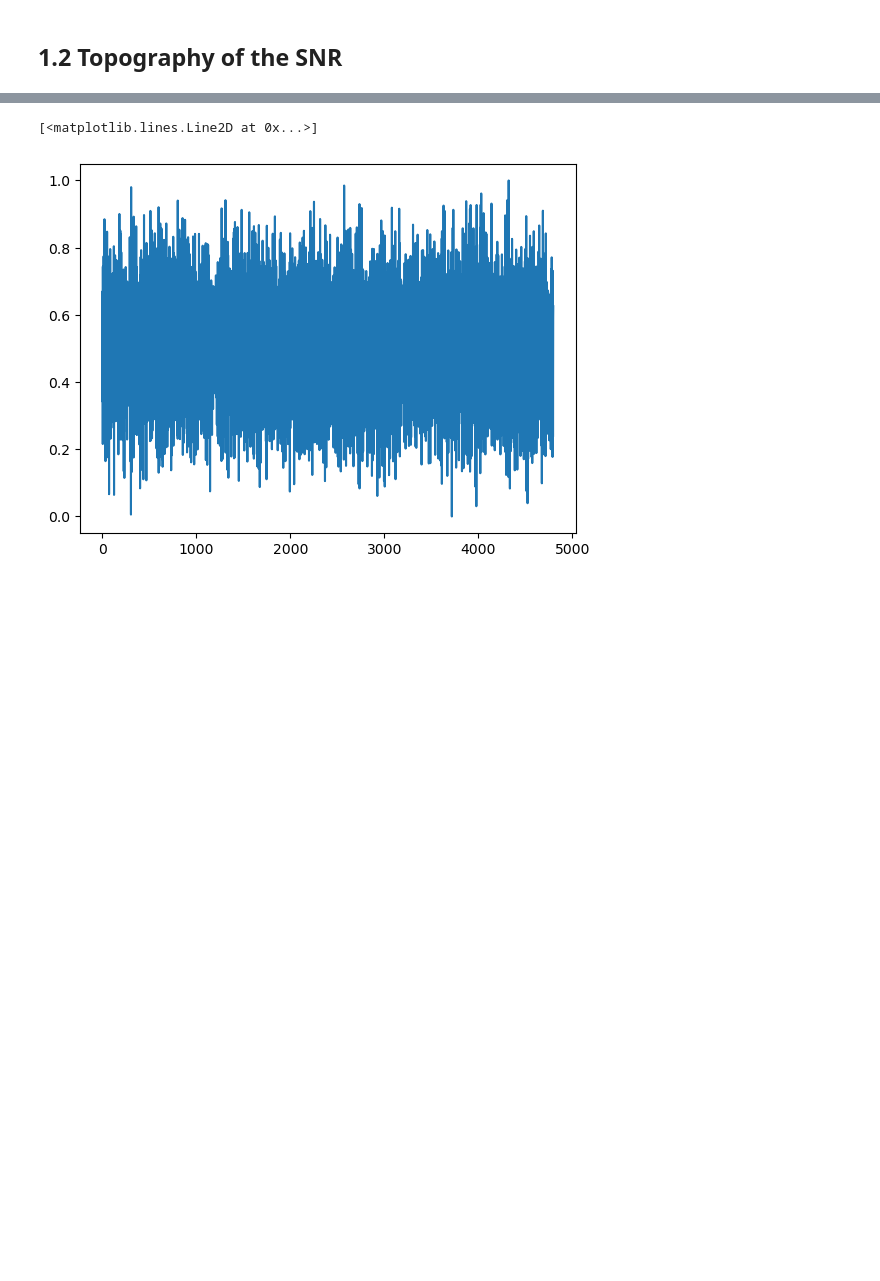
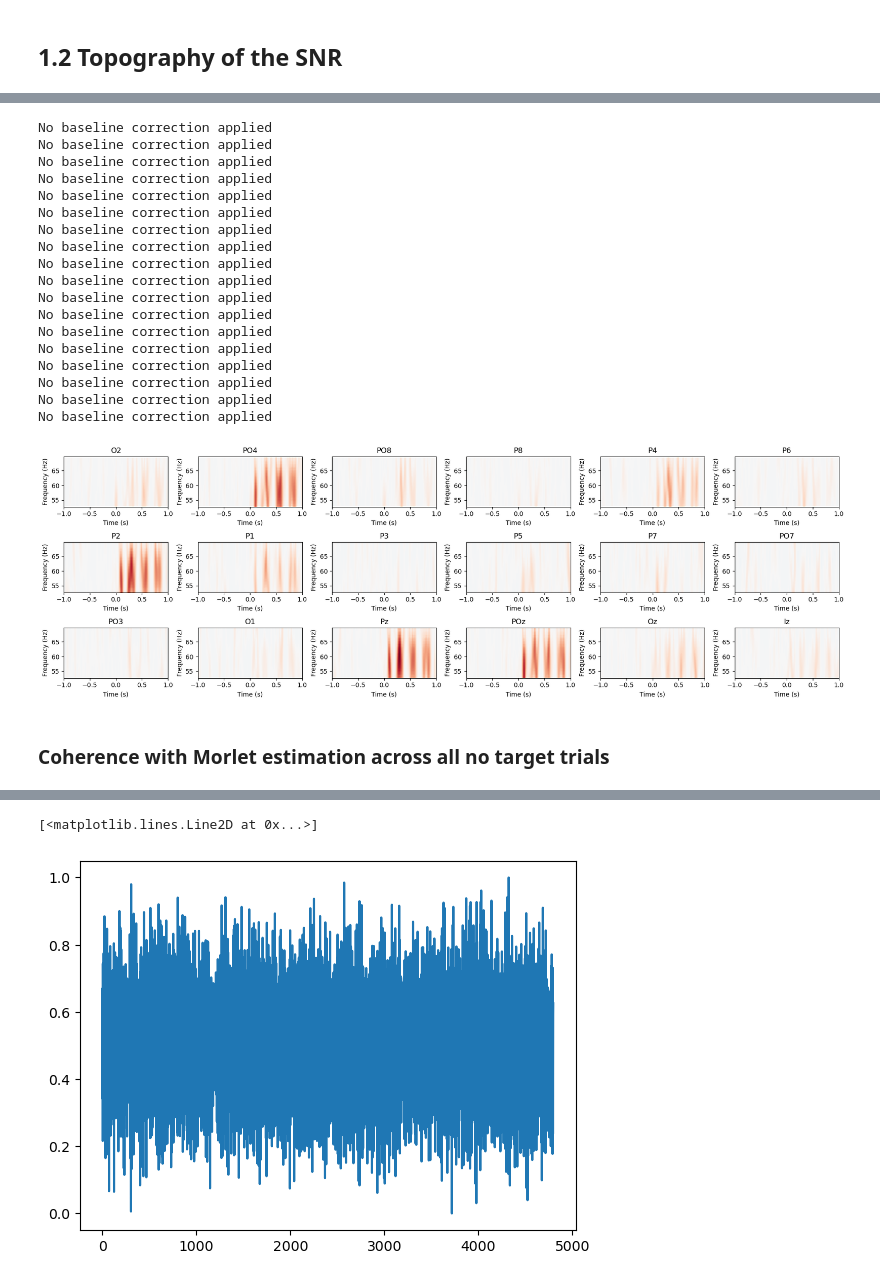
Before and after one commit to LpZamora/RIFT_thesis_expe1, a Jupyter notebook: 3_analysis_template.ipynb, the cells around one changed output, grey strips where cells are left out. Drawn from its saved outputs; the diff is of its cells as text; code cells hidden in the pictures; blank space fills up the shorter version.

```diff
--- a/3_analysis_template.ipynb
+++ b/3_analysis_template.ipynb
@@ -395,0 +241,5 @@ Text(0, 0.5, '|Cor| EEG/tag 60')
+# %%
+# time window from -1 sec to 1 sec relative to cue
+tmin, tmax = -1, 1
+# Define range of frequencies of interest
+freqs = np.arange(53, 70, step = 0.5)
@@ -395,0 +299,40 @@ Text(0, 0.5, '|Cor| EEG/tag 60')
+# %%
+fig, axes = plt.subplots(3, 6, figsize=(18, 6))
+axes = axes.flatten()
+
+# Plot each channel
+for e, (channel, ax) in enumerate(zip(channels, axes)):
+    coherence_hilbert.plot(
+        [e],
+        baseline= None,
+        vlim=(-.3, .3),
+        axes=ax,
+        colorbar=False,
+        show=False
+    )
+    ax.set_title(channel)
+
+plt.tight_layout()
+plt.show()
+# %% [output]
+No baseline correction applied
+No baseline correction applied
+No baseline correction applied
+No baseline correction applied
+No baseline correction applied
+No baseline correction applied
+No baseline correction applied
+No baseline correction applied
+No baseline correction applied
+No baseline correction applied
+No baseline correction applied
+No baseline correction applied
+No baseline correction applied
+No baseline correction applied
+No baseline correction applied
+No baseline correction applied
+No baseline correction applied
+No baseline correction applied
+[figure, added]
+# %% [markdown]
+### Coherence with Morlet estimation across all no target trials
```
Also changed, not shown: parts of 67 cells of this notebook, 3 other files.
